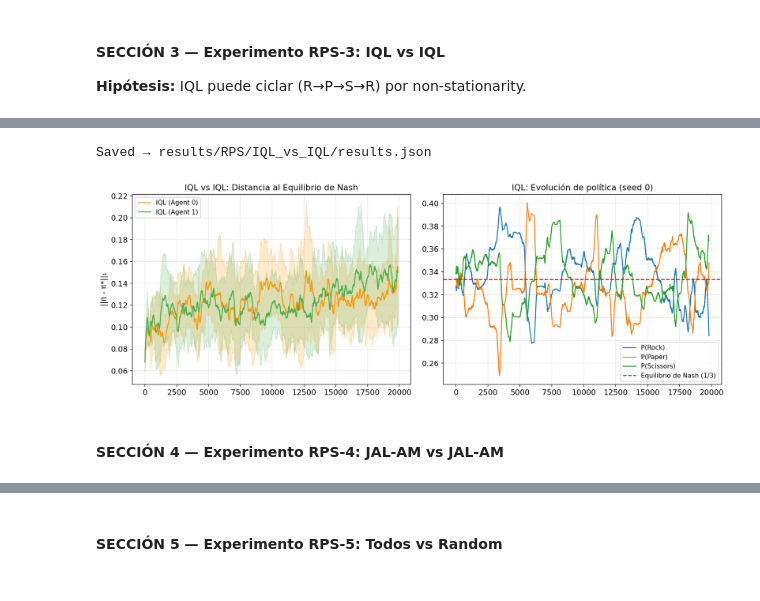
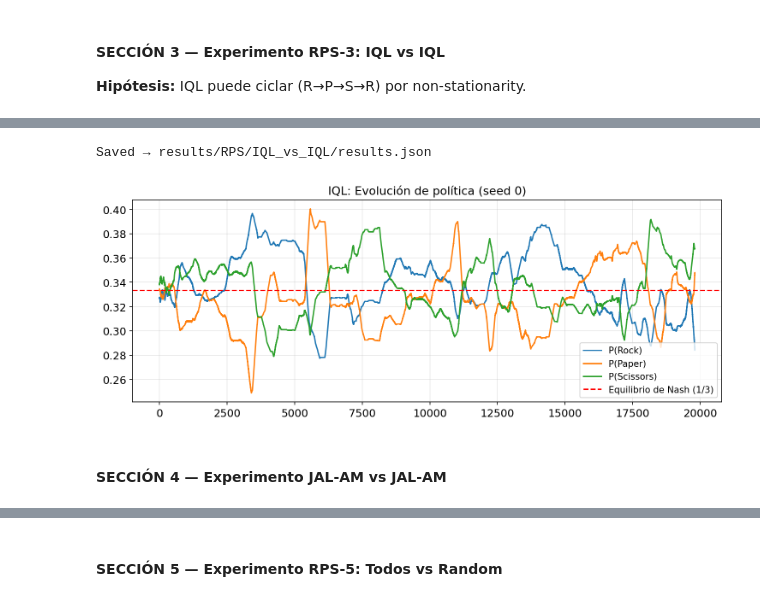
Before and after one commit to mmussio85/simultaneous-games, a Jupyter notebook: RPS.ipynb, the cells around one changed output, grey strips where cells are left out. Drawn from its saved outputs; the diff is of its cells as text; code cells hidden in the pictures.

```diff
--- a/RPS.ipynb
+++ b/RPS.ipynb
@@ -207,28 +292,22 @@ Saved → results/RPS/RM_vs_RM/results.json
 # %%
 # --- RPS-3: IQL vs IQL ---
-iql_kwargs = dict(alpha=0.1, gamma=0.0, epsilon=1.0, epsilon_decay=0.995, epsilon_min=0.01)
 rewards_iql, pol0_iql, pol1_iql = run_experiment(
     RPS, IndependentQLearning, IndependentQLearning, N_EPISODES, N_SEEDS,
     agent0_kwargs=iql_kwargs, agent1_kwargs=iql_kwargs)
 
 save_results('RPS', 'IQL_vs_IQL', rewards_iql, pol0_iql, pol1_iql,
              ne=NE_RPS.tolist(), hyperparams=iql_kwargs)
 
-fig, axes = plt.subplots(1, 2, figsize=(14, 5))
-d_iql0 = dist_to_ne(pol0_iql, NE_RPS)
-d_iql1 = dist_to_ne(pol1_iql, NE_RPS)
-plot_with_ci(d_iql0, 'IQL (Agent 0)', COLORS['IQL'], ax=axes[0])
-plot_with_ci(d_iql1, 'IQL (Agent 1)', COLORS['RM'], ax=axes[0])
-axes[0].set_title('IQL vs IQL: Distancia al Equilibrio de Nash'); axes[0].set_ylabel('||\u03c0 - \u03c0*||\u2081'); axes[0].legend()
+fig, axes = plt.subplots(1, 1, figsize=(10, 4))
 
 # Evolución de las 3 acciones (seed 0)
 for i, name in enumerate(['Rock', 'Paper', 'Scissors']):
-    axes[1].plot(smooth(pol0_iql[0, :, i], 200), label=f'P({name})')
-axes[1].axhline(1/3, ls='--', c='red', label='Equilibrio de Nash (1/3)')
-axes[1].set_title('IQL: Evolución de política (seed 0)'); axes[1].legend()
+    axes.plot(smooth(pol0_iql[0, :, i], 200), label=f'P({name})')
+axes.axhline(1/3, ls='--', c='red', label='Equilibrio de Nash (1/3)')
+axes.set_title('IQL: Evolución de política (seed 0)'); axes.legend()
 plt.tight_layout(); plt.savefig('figures/RPS/iql_vs_iql.png', dpi=150); plt.show()
 # %% [output]
 Saved → results/RPS/IQL_vs_IQL/results.json
-[figure, old version]
+[figure, new version]
 # %% [markdown]
-#### SECCIÓN 4 — Experimento RPS-4: JAL-AM vs JAL-AM
+#### SECCIÓN 4 — Experimento JAL-AM vs JAL-AM
```
Also changed, not shown: parts of 21 cells of this notebook, 2 other files.
